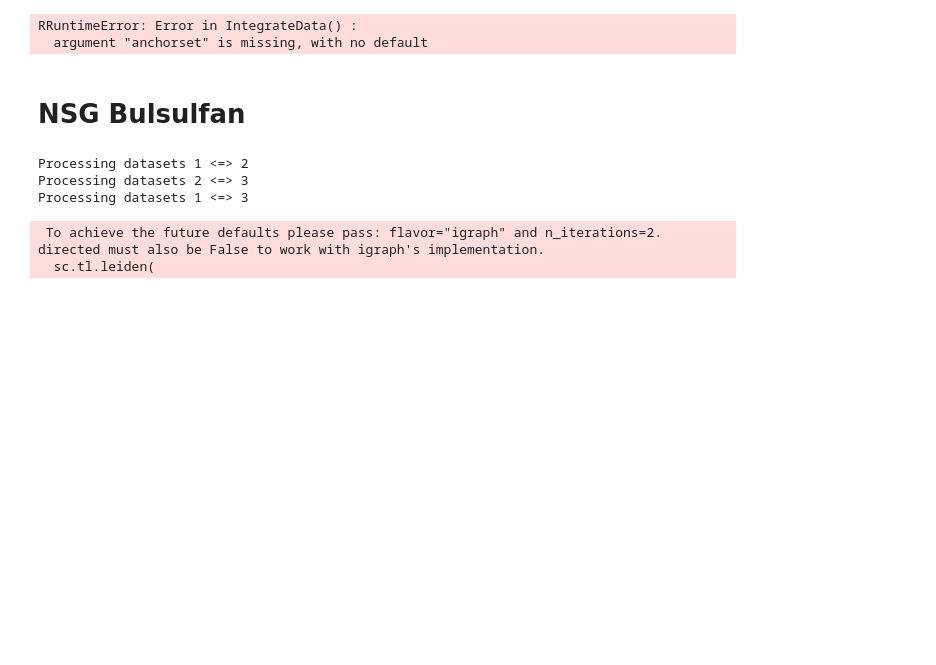
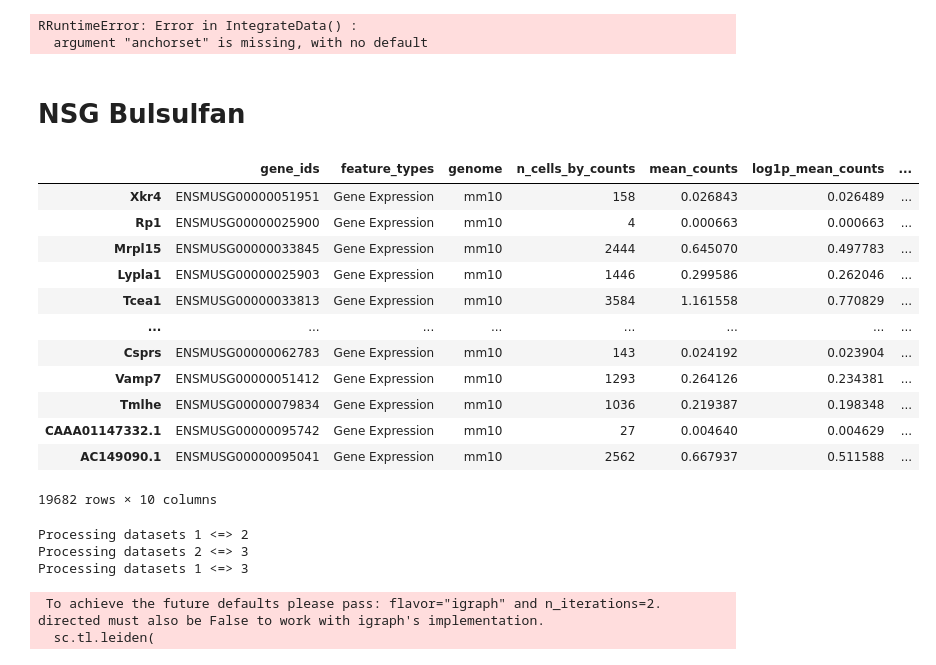
Before and after one commit to mushu-bytes/scRNAseq-benchmarking, a Jupyter notebook: integration_benchmarks.ipynb, the cells around one changed output. Cells and saved outputs as stored; diff of their text form; code cells hidden in the pictures; blank space fills up the shorter version.

```diff
--- a/integration_benchmarks.ipynb
+++ b/integration_benchmarks.ipynb
@@ -234,6 +235,22 @@ nsg_bus_3_data.obs_names_make_unique()
 nsg_bus_1_data = qc(nsg_bus_1_data)
 nsg_bus_2_data = qc(nsg_bus_2_data)
 nsg_bus_3_data = qc(nsg_bus_3_data)
+# %%
+nsg_bus_1_data.var
+# %% [output]
+|  | gene_ids | feature_types | genome | n_cells_by_counts | mean_counts | log1p_mean_counts | ... |
+| Xkr4 | ENSMUSG00000051951 | Gene Expression | mm10 | 158 | 0.026843 | 0.026489 | ... |
+| Rp1 | ENSMUSG00000025900 | Gene Expression | mm10 | 4 | 0.000663 | 0.000663 | ... |
+| Mrpl15 | ENSMUSG00000033845 | Gene Expression | mm10 | 2444 | 0.645070 | 0.497783 | ... |
+| Lypla1 | ENSMUSG00000025903 | Gene Expression | mm10 | 1446 | 0.299586 | 0.262046 | ... |
+| Tcea1 | ENSMUSG00000033813 | Gene Expression | mm10 | 3584 | 1.161558 | 0.770829 | ... |
+| ... | ... | ... | ... | ... | ... | ... | ... |
+| Csprs | ENSMUSG00000062783 | Gene Expression | mm10 | 143 | 0.024192 | 0.023904 | ... |
+| Vamp7 | ENSMUSG00000051412 | Gene Expression | mm10 | 1293 | 0.264126 | 0.234381 | ... |
+| Tmlhe | ENSMUSG00000079834 | Gene Expression | mm10 | 1036 | 0.219387 | 0.198348 | ... |
+| CAAA01147332.1 | ENSMUSG00000095742 | Gene Expression | mm10 | 27 | 0.004640 | 0.004629 | ... |
+| AC149090.1 | ENSMUSG00000095041 | Gene Expression | mm10 | 2562 | 0.667937 | 0.511588 | ... |
+19682 rows × 10 columns
 # %%
 nsg_bus_scan = integrate([nsg_bus_1_data, nsg_bus_2_data, nsg_bus_3_data])
 # %% [output]
```
Also changed, not shown: parts of 2 cells of this notebook, 9 other files.
